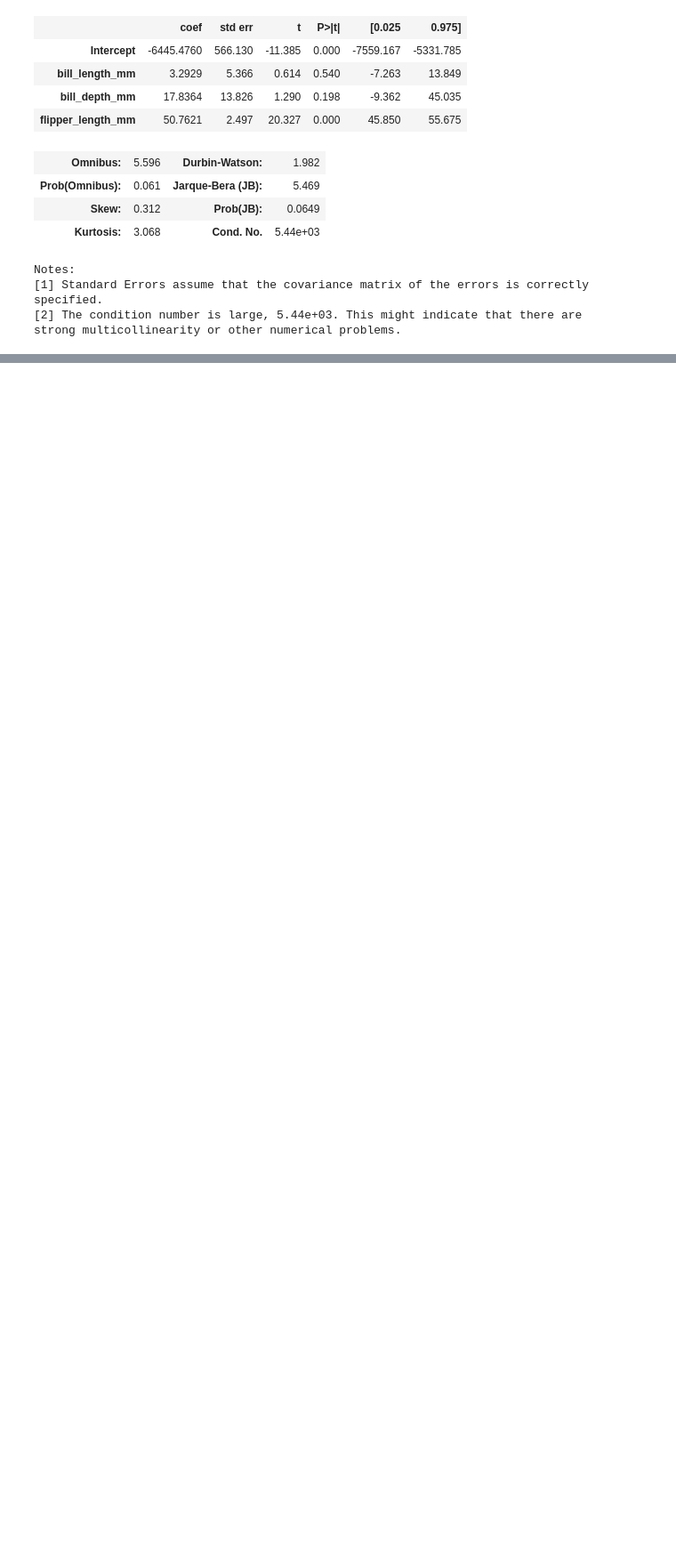
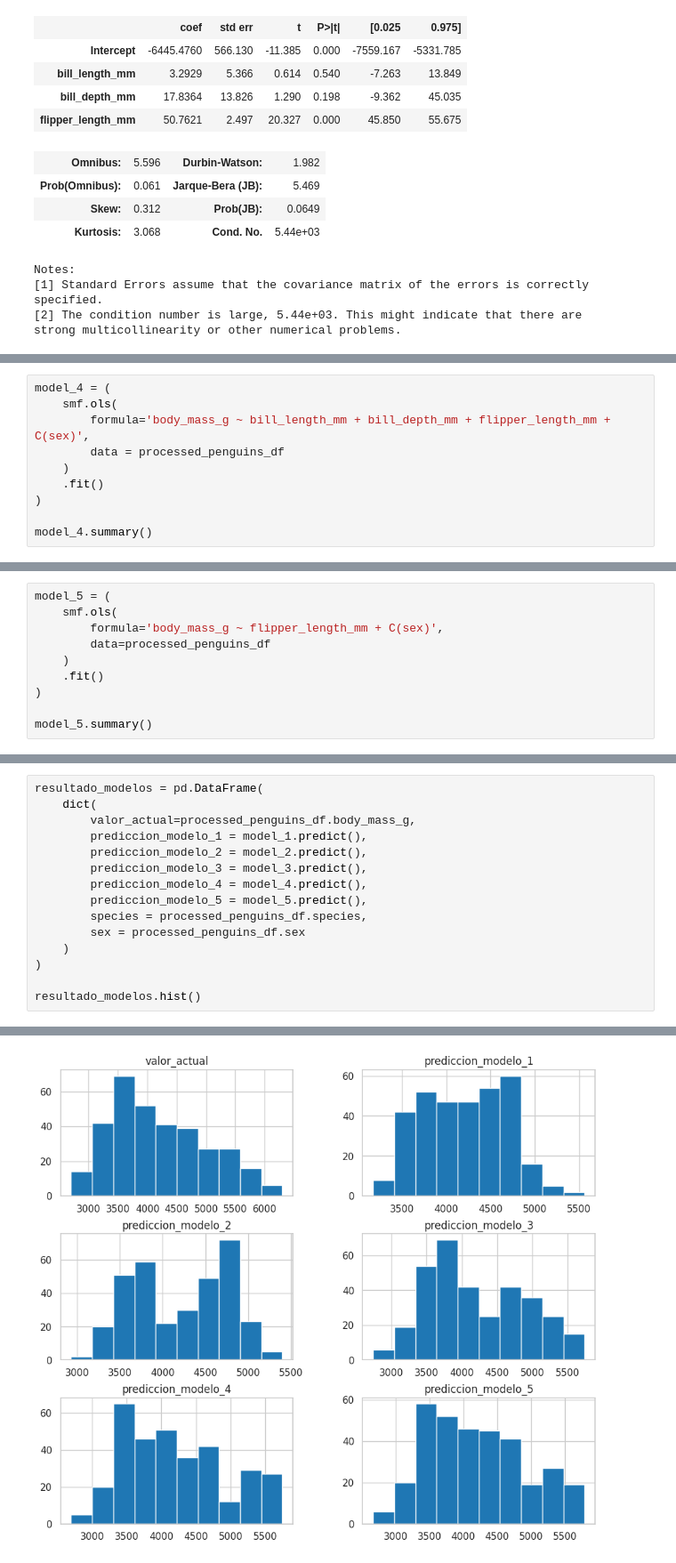
Before and after one commit to M-Alejo/analisis_exploratorio, a Jupyter notebook: conociendo_datos.ipynb, the cells around one changed output, grey strips where cells are left out. Shown at 89% size. Cells and saved outputs as stored; diff of their text form; blank space fills up the shorter version.

Commit message:
se agrega visualizacion de analisis de regresion multiple

```diff
--- a/conociendo_datos.ipynb
+++ b/conociendo_datos.ipynb
@@ -1184,0 +1187,10 @@ strong multicollinearity or other numerical problems.
+# %%
+model_4 = (
+    smf.ols(
+        formula='body_mass_g ~ bill_length_mm + bill_depth_mm + flipper_length_mm + C(sex)',
+        data = processed_penguins_df
+    )
+    .fit()
+)
+
+model_4.summary()
@@ -1184,0 +1224,10 @@ strong multicollinearity or other numerical problems.
+# %%
+model_5 = (
+    smf.ols(
+        formula='body_mass_g ~ flipper_length_mm + C(sex)',
+        data=processed_penguins_df
+    )
+    .fit()
+)
+
+model_5.summary()
@@ -1184,0 +1261,16 @@ strong multicollinearity or other numerical problems.
+# %%
+resultado_modelos = pd.DataFrame(
+    dict(
+        valor_actual=processed_penguins_df.body_mass_g,
+        prediccion_modelo_1 = model_1.predict(),
+        prediccion_modelo_2 = model_2.predict(),
+        prediccion_modelo_3 = model_3.predict(),
+        prediccion_modelo_4 = model_4.predict(),
+        prediccion_modelo_5 = model_5.predict(),
+        species = processed_penguins_df.species,
+        sex = processed_penguins_df.sex
+    )
+)
+
+resultado_modelos.hist()
+# %% [output]
@@ -1184,0 +1283 @@ strong multicollinearity or other numerical problems.
+[figure, added]
```
Also changed, not shown: parts of 15 cells of this notebook.
